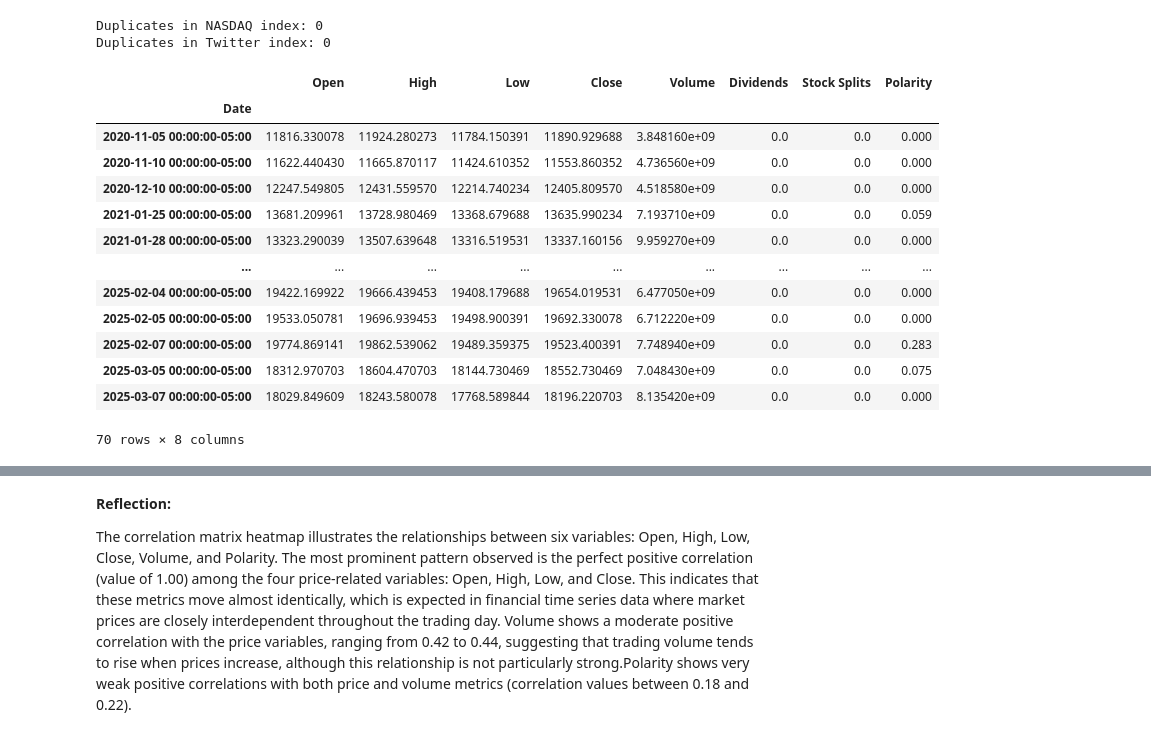
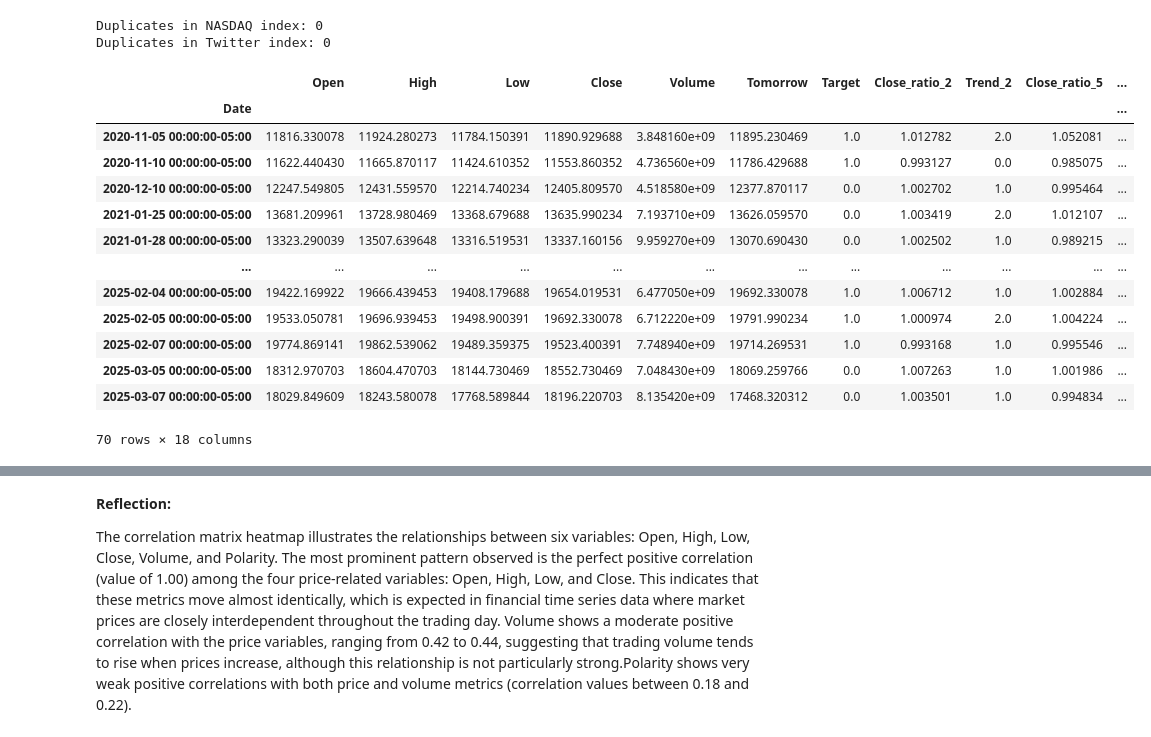
Before and after one commit to Crusoe22/Moss_ML_Capstone, a Jupyter notebook: main.ipynb, the cells around one changed output, grey strips where cells are left out. Drawn from its saved outputs; the diff is of its cells as text; code cells hidden in the pictures.

Commit message:
Add new predictors to Polarity Scores

```diff
--- a/main.ipynb
+++ b/main.ipynb
@@ -749,4 +744,4 @@ Polarity score: 0.261 (Positive)
 Date: 2023-05-22 09:53:22
 --------------------------------------------------
 # %%
-nasdaq
+nasdaq_pol = nasdaq_ml_df.copy()
@@ -810,49 +790,49 @@ twitter_df.to_csv('nasdaq_posts_clean.csv', index=True)
 # %%
 from datetime import timezone, timedelta
 
 # Fixed offset timezone (-05:00, no DST)
 fixed_offset = timezone(timedelta(hours=-5))
 
 # Make copies
 twitter_df = twitter_df.copy()
-nasdaq = nasdaq.copy()
+nasdaq_pol = nasdaq_pol.copy()
 
 # Ensure datetime and align timezone for NASDAQ
-nasdaq.index = pd.to_datetime(nasdaq.index).normalize()
-if nasdaq.index.tz is None:
-    nasdaq.index = nasdaq.index.tz_localize(fixed_offset)
+nasdaq_pol.index = pd.to_datetime(nasdaq_pol.index).normalize()
+if nasdaq_pol.index.tz is None:
+    nasdaq_pol.index = nasdaq_pol.index.tz_localize(fixed_offset)
 else:
-    nasdaq.index = nasdaq.index.tz_convert(fixed_offset)
+    nasdaq_pol.index = nasdaq_pol.index.tz_convert(fixed_offset)
 
 # Ensure datetime and align timezone for Twitter
 twitter_df.index = pd.to_datetime(twitter_df.index).normalize()
 if twitter_df.index.tz is None:
     twitter_df.index = twitter_df.index.tz_localize(fixed_offset)
 else:
     twitter_df.index = twitter_df.index.tz_convert(fixed_offset)
 
 # Remove duplicates
-nasdaq = nasdaq[~nasdaq.index.duplicated(keep="first")]
+nasdaq_pol = nasdaq_pol[~nasdaq_pol.index.duplicated(keep="first")]
 twitter_df = twitter_df[~twitter_df.index.duplicated(keep="first")]
 
 
 # Now combine
-combined = pd.concat([nasdaq, twitter_df], axis=1).dropna()
+combined = pd.concat([nasdaq_pol, twitter_df], axis=1).dropna()
 combined
 # %% [output]
-|  | Open | High | Low | Close | Volume | Dividends | Stock Splits | Polarity |
-| Date |  |  |  |  |  |  |  |  |
-| 2020-11-05 00:00:00-05:00 | 11816.330078 | 11924.280273 | 11784.150391 | 11890.929688 | 3.848160e+09 | 0.0 | 0.0 | 0.000 |
-| 2020-11-10 00:00:00-05:00 | 11622.440430 | 11665.870117 | 11424.610352 | 11553.860352 | 4.736560e+09 | 0.0 | 0.0 | 0.000 |
-| 2020-12-10 00:00:00-05:00 | 12247.549805 | 12431.559570 | 12214.740234 | 12405.809570 | 4.518580e+09 | 0.0 | 0.0 | 0.000 |
-| 2021-01-25 00:00:00-05:00 | 13681.209961 | 13728.980469 | 13368.679688 | 13635.990234 | 7.193710e+09 | 0.0 | 0.0 | 0.059 |
-| 2021-01-28 00:00:00-05:00 | 13323.290039 | 13507.639648 | 13316.519531 | 13337.160156 | 9.959270e+09 | 0.0 | 0.0 | 0.000 |
-| ... | ... | ... | ... | ... | ... | ... | ... | ... |
-| 2025-02-04 00:00:00-05:00 | 19422.169922 | 19666.439453 | 19408.179688 | 19654.019531 | 6.477050e+09 | 0.0 | 0.0 | 0.000 |
-| 2025-02-05 00:00:00-05:00 | 19533.050781 | 19696.939453 | 19498.900391 | 19692.330078 | 6.712220e+09 | 0.0 | 0.0 | 0.000 |
-| 2025-02-07 00:00:00-05:00 | 19774.869141 | 19862.539062 | 19489.359375 | 19523.400391 | 7.748940e+09 | 0.0 | 0.0 | 0.283 |
-| 2025-03-05 00:00:00-05:00 | 18312.970703 | 18604.470703 | 18144.730469 | 18552.730469 | 7.048430e+09 | 0.0 | 0.0 | 0.075 |
-| 2025-03-07 00:00:00-05:00 | 18029.849609 | 18243.580078 | 17768.589844 | 18196.220703 | 8.135420e+09 | 0.0 | 0.0 | 0.000 |
+|  | Open | High | Low | Close | Volume | Tomorrow | Target | Close_ratio_2 | Trend_2 | Close_ratio_5 | ... |
+| Date |  |  |  |  |  |  |  |  |  |  | ... |
+| 2020-11-05 00:00:00-05:00 | 11816.330078 | 11924.280273 | 11784.150391 | 11890.929688 | 3.848160e+09 | 11895.230469 | 1.0 | 1.012782 | 2.0 | 1.052081 | ... |
+| 2020-11-10 00:00:00-05:00 | 11622.440430 | 11665.870117 | 11424.610352 | 11553.860352 | 4.736560e+09 | 11786.429688 | 1.0 | 0.993127 | 0.0 | 0.985075 | ... |
+| 2020-12-10 00:00:00-05:00 | 12247.549805 | 12431.559570 | 12214.740234 | 12405.809570 | 4.518580e+09 | 12377.870117 | 0.0 | 1.002702 | 1.0 | 0.995464 | ... |
+| 2021-01-25 00:00:00-05:00 | 13681.209961 | 13728.980469 | 13368.679688 | 13635.990234 | 7.193710e+09 | 13626.059570 | 0.0 | 1.003419 | 2.0 | 1.012107 | ... |
+| 2021-01-28 00:00:00-05:00 | 13323.290039 | 13507.639648 | 13316.519531 | 13337.160156 | 9.959270e+09 | 13070.690430 | 0.0 | 1.002502 | 1.0 | 0.989215 | ... |
+| ... | ... | ... | ... | ... | ... | ... | ... | ... | ... | ... | ... |
+| 2025-02-04 00:00:00-05:00 | 19422.169922 | 19666.439453 | 19408.179688 | 19654.019531 | 6.477050e+09 | 19692.330078 | 1.0 | 1.006712 | 1.0 | 1.002884 | ... |
+| 2025-02-05 00:00:00-05:00 | 19533.050781 | 19696.939453 | 19498.900391 | 19692.330078 | 6.712220e+09 | 19791.990234 | 1.0 | 1.000974 | 2.0 | 1.004224 | ... |
+| 2025-02-07 00:00:00-05:00 | 19774.869141 | 19862.539062 | 19489.359375 | 19523.400391 | 7.748940e+09 | 19714.269531 | 1.0 | 0.993168 | 1.0 | 0.995546 | ... |
+| 2025-03-05 00:00:00-05:00 | 18312.970703 | 18604.470703 | 18144.730469 | 18552.730469 | 7.048430e+09 | 18069.259766 | 0.0 | 1.007263 | 1.0 | 1.001986 | ... |
+| 2025-03-07 00:00:00-05:00 | 18029.849609 | 18243.580078 | 17768.589844 | 18196.220703 | 8.135420e+09 | 17468.320312 | 0.0 | 1.003501 | 1.0 | 0.994834 | ... |
-70 rows × 8 columns
+70 rows × 18 columns
 # %%
 # Calculate correlation matrix
```
Also changed, not shown: parts of 24 cells of this notebook, 2 other files.
